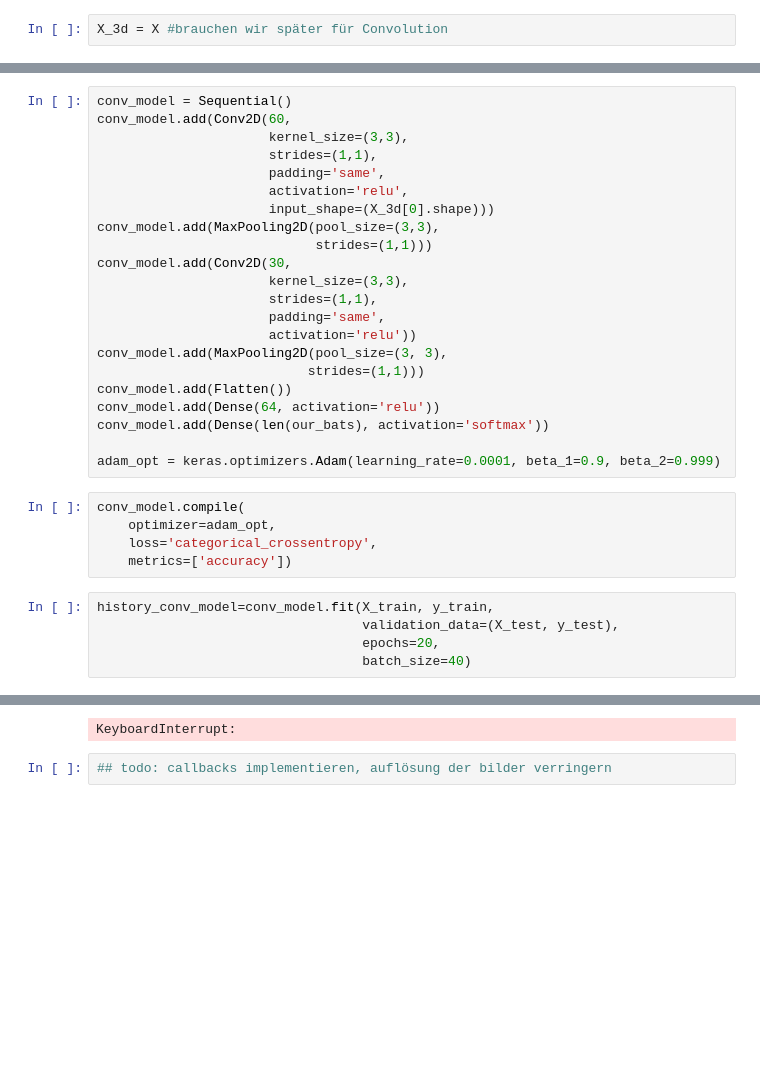
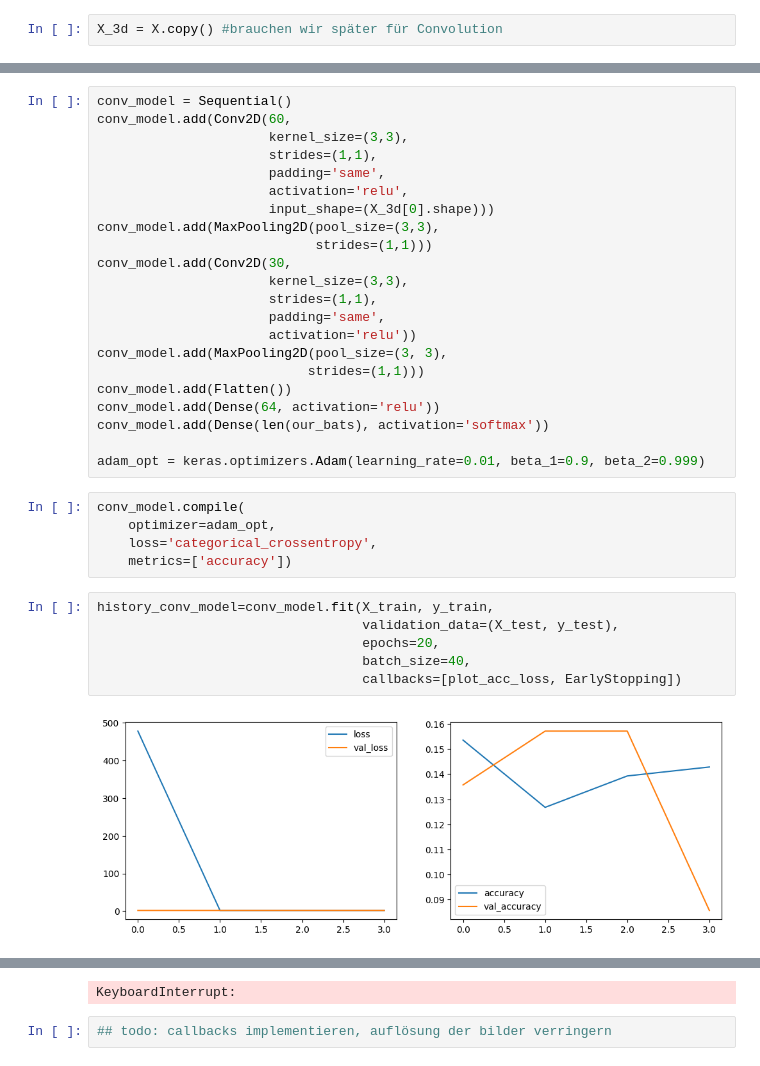
Before and after one commit to mayonesa-parquet/ml, a Jupyter notebook: ML-Projekt.ipynb, the cells around one changed output, grey strips where cells are left out. Saved outputs shown, nothing was run; the diff lists cells and outputs as text; blank space fills up the shorter version.

```diff
--- a/ML-Projekt.ipynb
+++ b/ML-Projekt.ipynb
@@ -194,7 +199,7 @@ frequency
 # %% [output]
 {18: 100, 14: 100, 12: 100, 11: 100, 15: 100, 3: 100, 4: 100}
 # %%
-X_3d = X #brauchen wir später für Convolution
+X_3d = X.copy() #brauchen wir später für Convolution
 # %%
 X[0].shape
 # %% [output]
@@ -594,7 +713,7 @@ conv_model.add(Flatten())
 conv_model.add(Dense(64, activation='relu'))
 conv_model.add(Dense(len(our_bats), activation='softmax'))
 
-adam_opt = keras.optimizers.Adam(learning_rate=0.0001, beta_1=0.9, beta_2=0.999)
+adam_opt = keras.optimizers.Adam(learning_rate=0.01, beta_1=0.9, beta_2=0.999)
 # %%
 conv_model.compile(
     optimizer=adam_opt,
@@ -603,6 +722,8 @@ conv_model.compile(
 # %%
 history_conv_model=conv_model.fit(X_train, y_train,
                                   validation_data=(X_test, y_test),
                                   epochs=20,
-                                  batch_size=40)
+                                  batch_size=40,
+                                  callbacks=[plot_acc_loss, EarlyStopping])
 # %% [output]
+[figure, added]
```
Also changed, not shown: parts of 15 cells of this notebook.
